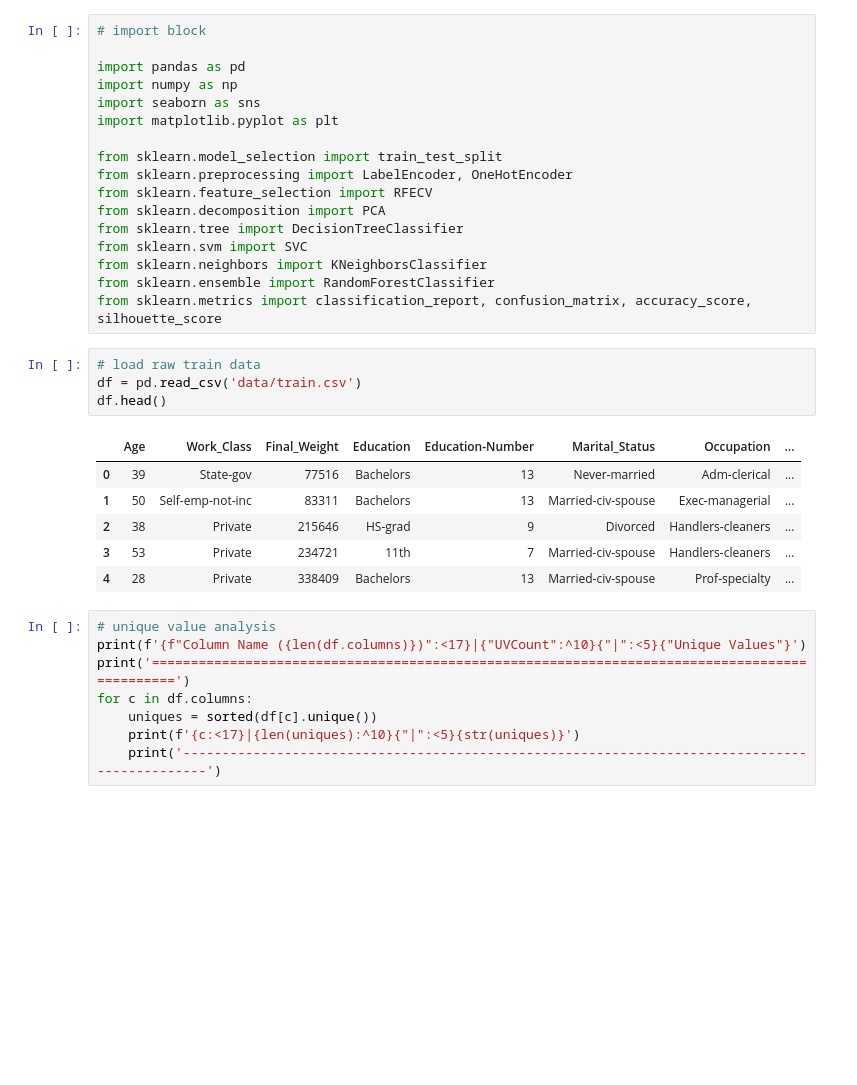
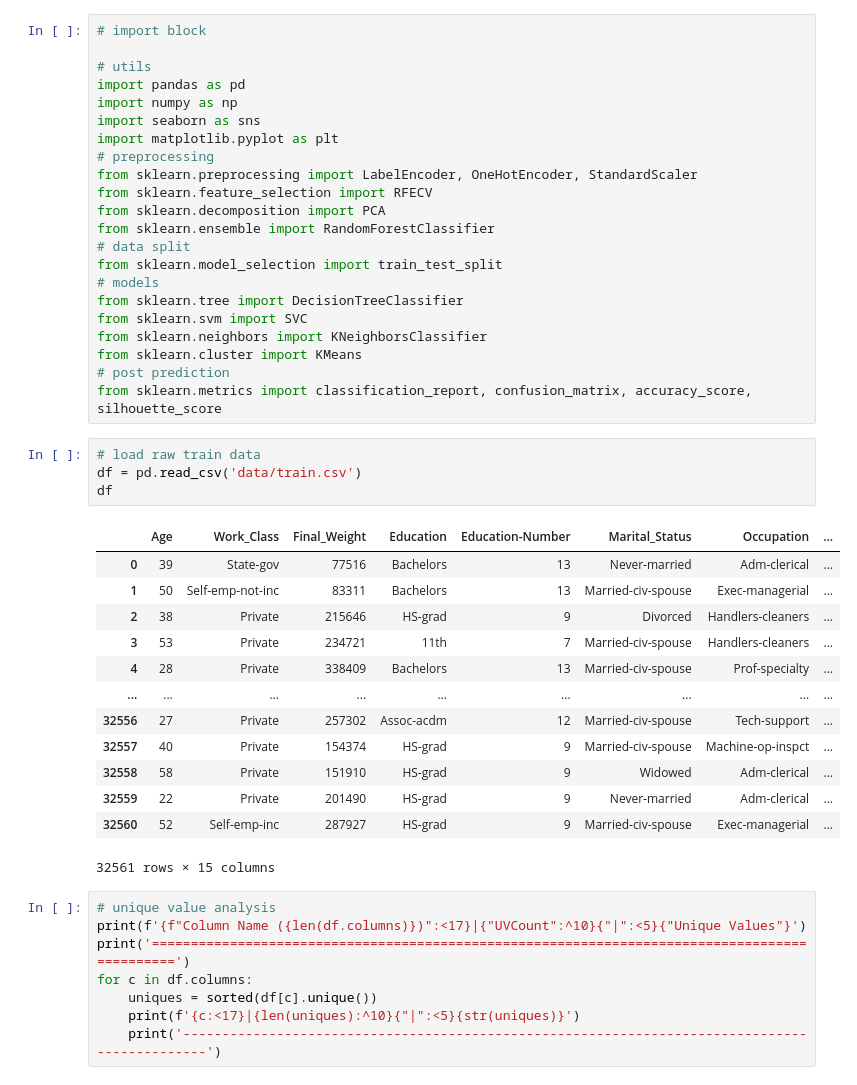
Before and after one commit to alimium/income-prediction-data-analysis, a Jupyter notebook: data_cleaning.ipynb, the cells around one changed output. Drawn from its saved outputs; the diff is of its cells as text; blank space fills up the shorter version.

```diff
--- a/data_cleaning.ipynb
+++ b/data_cleaning.ipynb
@@ -1,31 +1,43 @@
 # %%
 # import block
 
+# utils
 import pandas as pd
 import numpy as np
 import seaborn as sns
 import matplotlib.pyplot as plt
-
-from sklearn.model_selection import train_test_split
-from sklearn.preprocessing import LabelEncoder, OneHotEncoder
+# preprocessing
+from sklearn.preprocessing import LabelEncoder, OneHotEncoder, StandardScaler
 from sklearn.feature_selection import RFECV
 from sklearn.decomposition import PCA
+from sklearn.ensemble import RandomForestClassifier
+# data split
+from sklearn.model_selection import train_test_split
+# models
 from sklearn.tree import DecisionTreeClassifier
 from sklearn.svm import SVC
 from sklearn.neighbors import KNeighborsClassifier
-from sklearn.ensemble import RandomForestClassifier
+from sklearn.cluster import KMeans
+# post prediction
 from sklearn.metrics import classification_report, confusion_matrix, accuracy_score, silhouette_score
 # %%
 # load raw train data
 df = pd.read_csv('data/train.csv')
-df.head()
+df
 # %% [output]
 |  | Age | Work_Class | Final_Weight | Education | Education-Number | Marital_Status | Occupation | ... |
 | 0 | 39 | State-gov | 77516 | Bachelors | 13 | Never-married | Adm-clerical | ... |
 | 1 | 50 | Self-emp-not-inc | 83311 | Bachelors | 13 | Married-civ-spouse | Exec-managerial | ... |
 | 2 | 38 | Private | 215646 | HS-grad | 9 | Divorced | Handlers-cleaners | ... |
 | 3 | 53 | Private | 234721 | 11th | 7 | Married-civ-spouse | Handlers-cleaners | ... |
 | 4 | 28 | Private | 338409 | Bachelors | 13 | Married-civ-spouse | Prof-specialty | ... |
+| ... | ... | ... | ... | ... | ... | ... | ... | ... |
+| 32556 | 27 | Private | 257302 | Assoc-acdm | 12 | Married-civ-spouse | Tech-support | ... |
+| 32557 | 40 | Private | 154374 | HS-grad | 9 | Married-civ-spouse | Machine-op-inspct | ... |
+| 32558 | 58 | Private | 151910 | HS-grad | 9 | Widowed | Adm-clerical | ... |
+| 32559 | 22 | Private | 201490 | HS-grad | 9 | Never-married | Adm-clerical | ... |
+| 32560 | 52 | Self-emp-inc | 287927 | HS-grad | 9 | Married-civ-spouse | Exec-managerial | ... |
+32561 rows × 15 columns
 # %%
 # unique value analysis
 print(f'{f"Column Name ({len(df.columns)})":<17}|{"UVCount":^10}{"|":<5}{"Unique Values"}')
```
Also changed, not shown: parts of 7 cells of this notebook.
